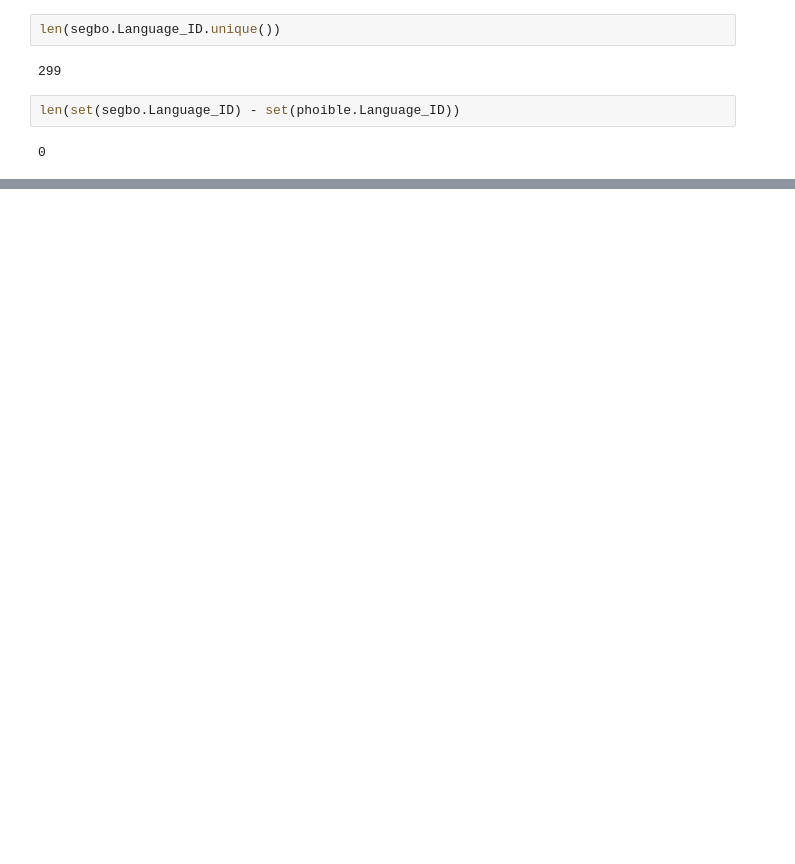
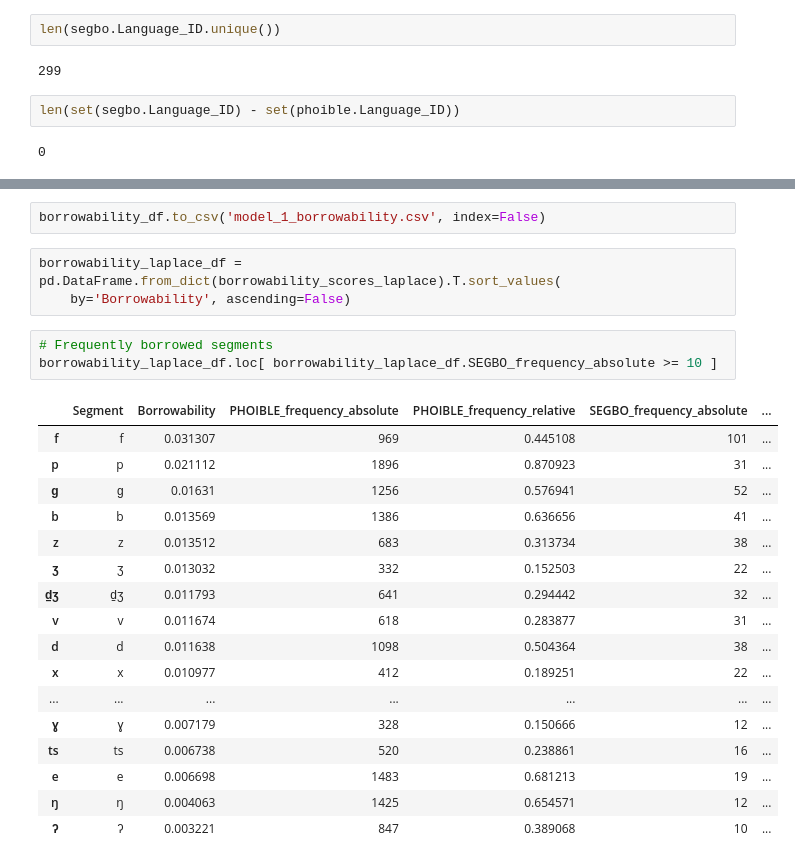
Before and after one commit to segbo-db/borrowability_paper, a Jupyter notebook: probablistic_model/Model 1 (Python version).ipynb, the cells around one changed output, grey strips where cells are left out. Cells and saved outputs as stored; diff of their text form; blank space fills up the shorter version.

Commit message:
Finalise work on Model 1

```diff
--- a/probablistic_model/Model 1 (Python version).ipynb
+++ b/probablistic_model/Model 1 (Python version).ipynb
@@ -204,0 +250,26 @@ sorted(borrowability_scores.items(), key=lambda el: el[1], reverse=True)
+# %%
+borrowability_df.to_csv('model_1_borrowability.csv', index=False)
+# %%
+borrowability_laplace_df = pd.DataFrame.from_dict(borrowability_scores_laplace).T.sort_values(
+    by='Borrowability', ascending=False)
+# %%
+# Frequently borrowed segments
+borrowability_laplace_df.loc[ borrowability_laplace_df.SEGBO_frequency_absolute >= 10 ]
+# %% [output]
+|  | Segment | Borrowability | PHOIBLE_frequency_absolute | PHOIBLE_frequency_relative | SEGBO_frequency_absolute | ... |
+| f | f | 0.031307 | 969 | 0.445108 | 101 | ... |
+| p | p | 0.021112 | 1896 | 0.870923 | 31 | ... |
+| ɡ | ɡ | 0.01631 | 1256 | 0.576941 | 52 | ... |
+| b | b | 0.013569 | 1386 | 0.636656 | 41 | ... |
+| z | z | 0.013512 | 683 | 0.313734 | 38 | ... |
+| ʒ | ʒ | 0.013032 | 332 | 0.152503 | 22 | ... |
+| d̠ʒ | d̠ʒ | 0.011793 | 641 | 0.294442 | 32 | ... |
+| v | v | 0.011674 | 618 | 0.283877 | 31 | ... |
+| d | d | 0.011638 | 1098 | 0.504364 | 38 | ... |
+| x | x | 0.010977 | 412 | 0.189251 | 22 | ... |
+| ... | ... | ... | ... | ... | ... | ... |
+| ɣ | ɣ | 0.007179 | 328 | 0.150666 | 12 | ... |
+| ts | ts | 0.006738 | 520 | 0.238861 | 16 | ... |
+| e | e | 0.006698 | 1483 | 0.681213 | 19 | ... |
+| ŋ | ŋ | 0.004063 | 1425 | 0.654571 | 12 | ... |
+| ʔ | ʔ | 0.003221 | 847 | 0.389068 | 10 | ... |
```
Also changed, not shown: parts of 26 cells of this notebook, 2 other files.
